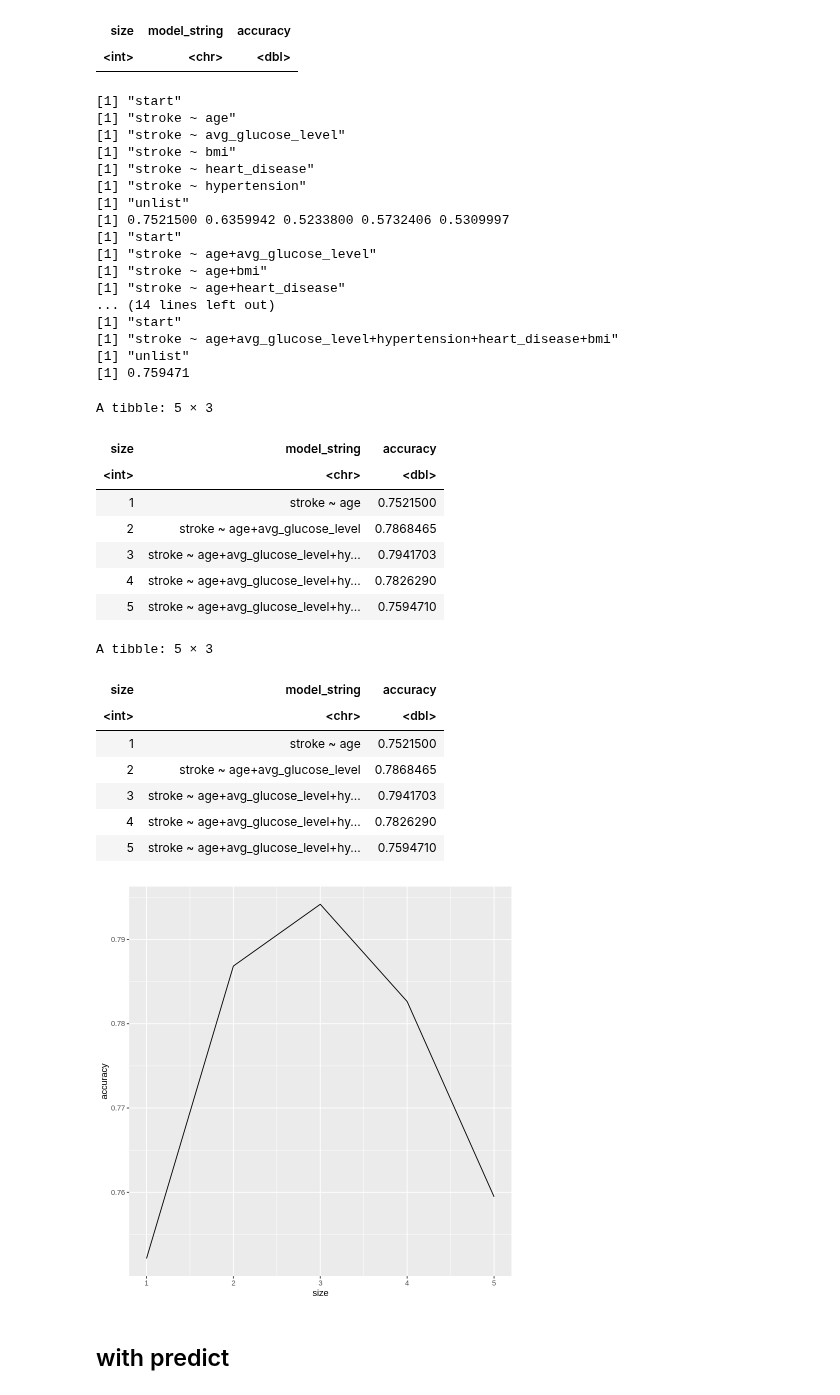
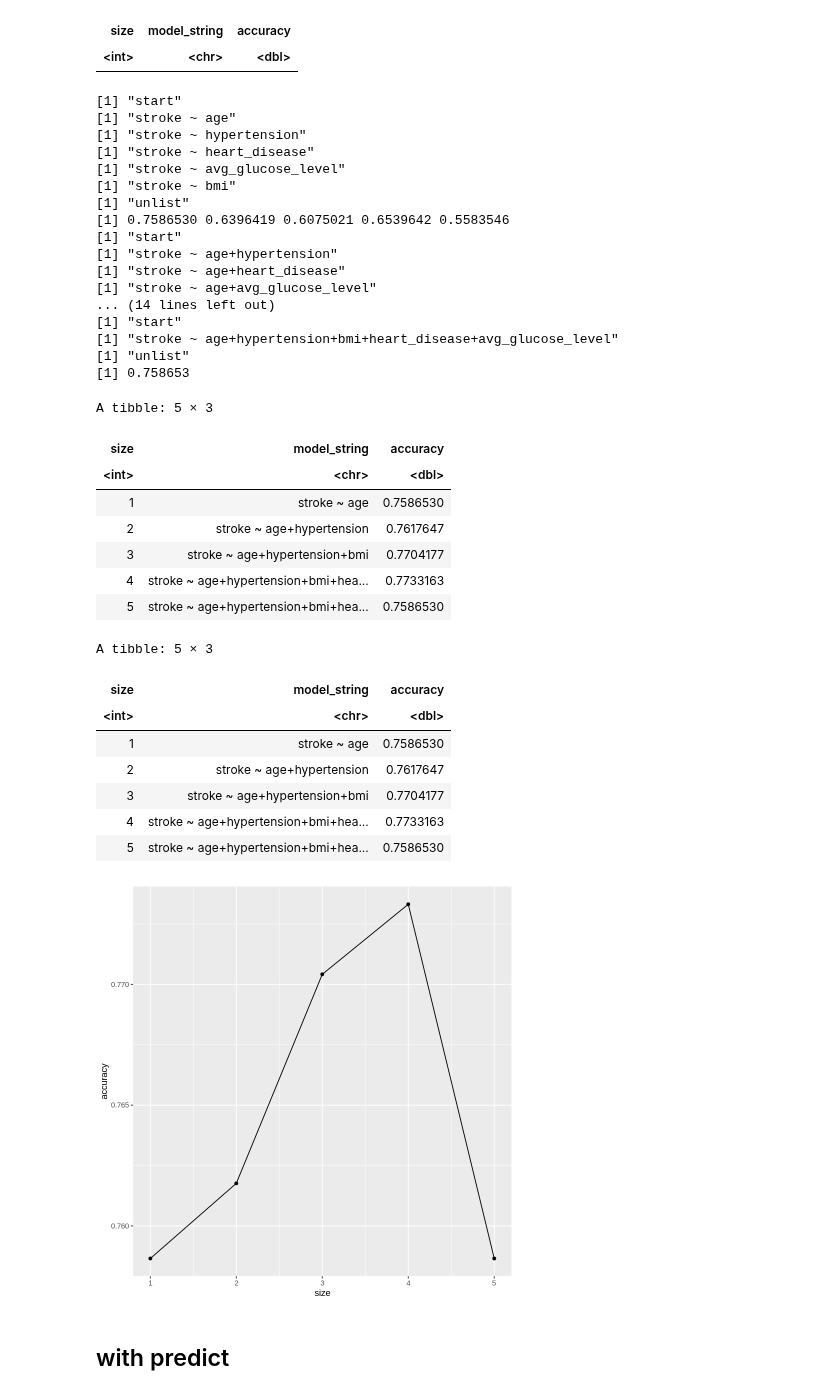
Before and after one commit to Gaelhpalmer/dsci-100-project, a Jupyter notebook: test.ipynb, the cells around one changed output. Drawn from its saved outputs; the diff is of its cells as text; code cells hidden in the pictures.

Commit message:
set seed

```diff
--- a/test.ipynb
+++ b/test.ipynb
@@ -24,6 +23,7 @@ set.seed(31)
 # loading data
 stroke <- read_csv("data/stroke-data.csv")
 colnames(stroke)
+seed <- 31
 # %% [output]
 Parsed with column specification:
 cols(
@@ -178,6 +111,6 @@ Call `lifecycle::last_warnings()` to see where this warning was generated.”
 # %%
 stroke_subset <- dsampled_stroke %>%
     filter(!is.na(bmi))
-names <- colnames(dsampled_stroke %>% select(-stroke)) %>% sort()
+names <- colnames(dsampled_stroke %>% select(-stroke))
 names
 # %% [output]
@@ -208,7 +141,7 @@ knn_spec <- nearest_neighbor(weight_func = "rectangular",
 # create a 5-fold cross-validation object
 stroke_vfold <- vfold_cv(stroke_subset, v = 5, strata = stroke)
 
-gridvals <- tibble(neighbors = seq(from = 1, to = 20, by = 2))
+gridvals <- tibble(neighbors = seq(from = 1, to = 100, by = 5))
 # %%
 # store the total number of predictors
 n_total <- length(names)
@@ -216,7 +149,7 @@ n_total <- length(names)
 # stores selected predictors
 selected <- c()
 # %%
-set.seed(31)
+set.seed(seed)
 # for every size from 1 to the total number of predictors
 for (i in 1:n_total) {
     print("start")
@@ -238,10 +171,11 @@ for (i in 1:n_total) {
 #         !!! how can i repeat the below step more to make it more accurate?
         # tune the KNN classifier with these predictors,
         # and collect the accuracy for the best K
+        set.seed(seed)
         acc <- workflow() %>%
           add_recipe(stroke_recipe) %>%
           add_model(knn_spec) %>%
-          tune_grid(resamples = stroke_vfold, grid = 10) %>%
+          tune_grid(resamples = stroke_vfold, grid = gridvals) %>%
           collect_metrics() %>%
           filter(.metric == "accuracy") %>%
           summarize(mx = max(mean))
@@ -251,6 +185,7 @@ for (i in 1:n_total) {
         accs[[j]] <- acc
         models[[j]] <- model_string
     }
+    set.seed(seed)
     print("unlist")
     print(unlist(accs))
     jstar <- which.max(unlist(accs))
@@ -265,45 +200,46 @@ accuracies
 # %% [output]
 [1] "start"
 [1] "stroke ~ age"
+[1] "stroke ~ hypertension"
+[1] "stroke ~ heart_disease"
 [1] "stroke ~ avg_glucose_level"
 [1] "stroke ~ bmi"
-[1] "stroke ~ heart_disease"
-[1] "stroke ~ hypertension"
 [1] "unlist"
-[1] 0.7521500 0.6359942 0.5233800 0.5732406 0.5309997
+[1] 0.7586530 0.6396419 0.6075021 0.6539642 0.5583546
 [1] "start"
+[1] "stroke ~ age+hypertension"
+[1] "stroke ~ age+heart_disease"
 [1] "stroke ~ age+avg_glucose_level"
-[1] "stroke ~ age+bmi"
-[1] "stroke ~ age+heart_disease"
 ... (14 lines left out)
 [1] "start"
-[1] "stroke ~ age+avg_glucose_level+hypertension+heart_disease+bmi"
+[1] "stroke ~ age+hypertension+bmi+heart_disease+avg_glucose_level"
 [1] "unlist"
-[1] 0.759471
+[1] 0.758653
 A tibble: 5 × 3
 | size | model_string | accuracy |
 | <int> | <chr> | <dbl> |
-| 1 | stroke ~ age | 0.7521500 |
-| 2 | stroke ~ age+avg_glucose_level | 0.7868465 |
-| 3 | stroke ~ age+avg_glucose_level+hy... | 0.7941703 |
-| 4 | stroke ~ age+avg_glucose_level+hy... | 0.7826290 |
-| 5 | stroke ~ age+avg_glucose_level+hy... | 0.7594710 |
+| 1 | stroke ~ age | 0.7586530 |
+| 2 | stroke ~ age+hypertension | 0.7617647 |
+| 3 | stroke ~ age+hypertension+bmi | 0.7704177 |
+| 4 | stroke ~ age+hypertension+bmi+hea... | 0.7733163 |
+| 5 | stroke ~ age+hypertension+bmi+hea... | 0.7586530 |
 # %%
 accuracies
 # %% [output]
 A tibble: 5 × 3
 | size | model_string | accuracy |
 | <int> | <chr> | <dbl> |
-| 1 | stroke ~ age | 0.7521500 |
-| 2 | stroke ~ age+avg_glucose_level | 0.7868465 |
-| 3 | stroke ~ age+avg_glucose_level+hy... | 0.7941703 |
-| 4 | stroke ~ age+avg_glucose_level+hy... | 0.7826290 |
-| 5 | stroke ~ age+avg_glucose_level+hy... | 0.7594710 |
+| 1 | stroke ~ age | 0.7586530 |
+| 2 | stroke ~ age+hypertension | 0.7617647 |
+| 3 | stroke ~ age+hypertension+bmi | 0.7704177 |
+| 4 | stroke ~ age+hypertension+bmi+hea... | 0.7733163 |
+| 5 | stroke ~ age+hypertension+bmi+hea... | 0.7586530 |
 # %%
 ggplot(accuracies, aes(x=size, y=accuracy)) +
-geom_line()
+geom_line() +
+geom_point()
 # %% [output]
-[figure, old version]
+[figure, new version]
 # %% [markdown]
 ## with predict ##
 # %%
```
Also changed, not shown: parts of 10 cells of this notebook.
